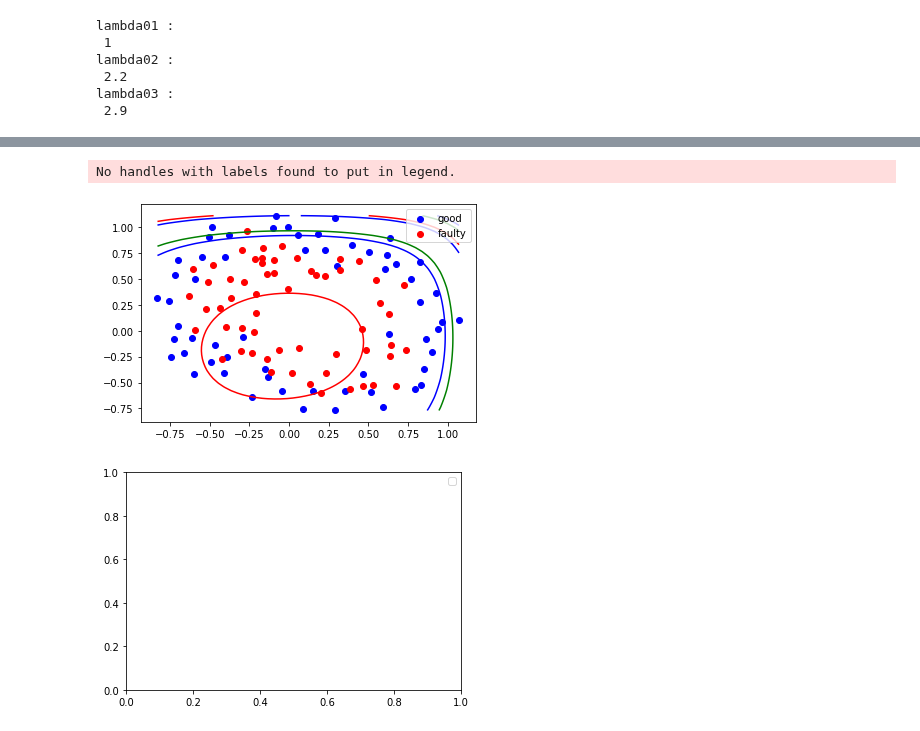
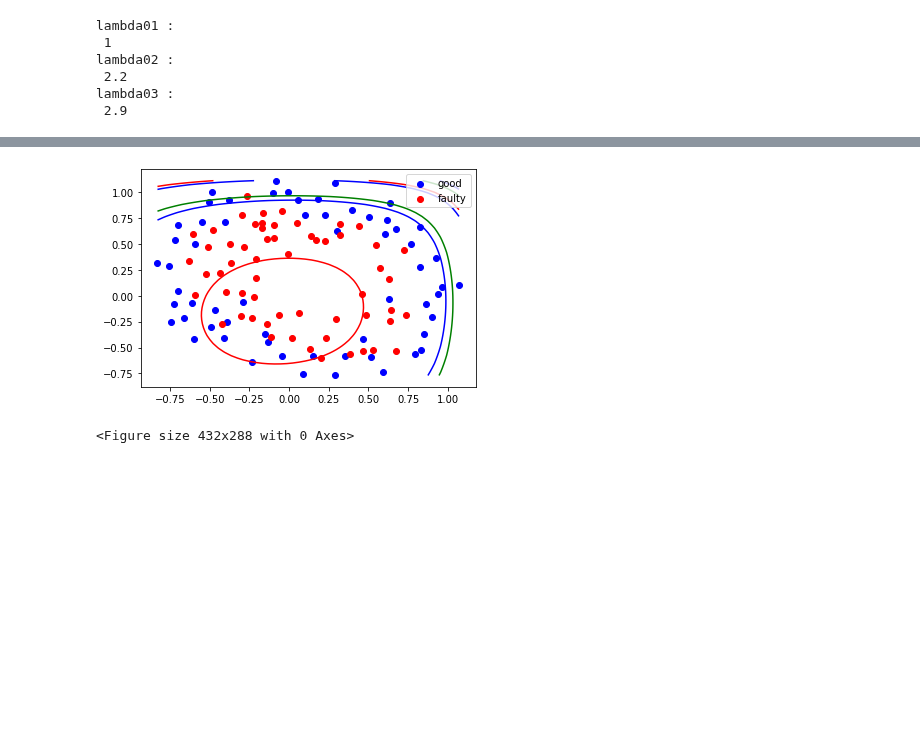
Before and after one commit to cheonginho/Machine-Learing, a Jupyter notebook: ML-assignment07.ipynb, the cells around one changed output, grey strips where cells are left out. Drawn from its saved outputs; the diff is of its cells as text; code cells hidden in the pictures; blank space fills up the shorter version.

```diff
--- a/ML-assignment07.ipynb
+++ b/ML-assignment07.ipynb
@@ -137,11 +146,11 @@ lambda03 :
 # %%
 accuracy = []
 correct = 0
-for i in range(1,2000):
+for i in range(1,118):
     k = 0
     correct=0
     for j in range(118):
-        if(((accuracy_history01[i][j][k] <= 0.5) and (label[k] == 0)) and ((accuracy_history01[i][j][k] > 0.5) and (label[k] == 1))):
+        if(((accuracy_history01[i][j][k] <= 0.5) and (label[k] == 0)) or ((accuracy_history01[i][j][k] > 0.5) and (label[k] == 1))):
             correct = correct + 1
             k = k+1
         else:
@@ -192,7 +223,7 @@ def plotDecisionBoundary(x,y,theta,degree, axes,a):
     V = np.ravel(V)
     Z = np.zeros((len(u) * len(v)))
 
-    X_poly = high_dimension(U,V,degree)
+    X_poly = high_dimension(U,V)
     Z = X_poly.dot(theta)
 
     # reshape U, V, Z back to matrix
@@ -200,11 +231,11 @@ def plotDecisionBoundary(x,y,theta,degree, axes,a):
     V = V.reshape((len(u), len(v)))
     Z = Z.reshape((len(u), len(v)))
     if(a == 1):
-        cs = axes.contour(U,V,Z,levels=3,colors='b',label='1')
+        cs = axes.contour(U,V,Z,levels=3,colors='b')
     elif(a == 2):
-        cs = axes.contour(U,V,Z,levels=2,colors='g',label='1')
+        cs = axes.contour(U,V,Z,levels=2,colors='g')
     else:
-        cs = axes.contour(U,V,Z,levels=1,colors='r',label='1')
+        cs = axes.contour(U,V,Z,levels=1,colors='r')
     axes.legend(labels=['good', 'faulty', 'Decision Boundary'])
     return cs
 # %%
@@ -227,15 +258,14 @@ for i in range(55):
 # %%
 fig, axes = pp.subplots();
 plt.figure()
 axes.scatter(pointX0, pointY0, c='b')
 axes.scatter(pointX1, pointY1, c='r')
 # axes.gca().set_aspect('equal', adjustable='box')
 cs1=plotDecisionBoundary(pointX,pointY,new01, degree, axes,1)
 cs2=plotDecisionBoundary(pointX,pointY,new02, degree, axes,2)
 cs3=plotDecisionBoundary(pointX,pointY,new03, degree, axes,3)
-plt.legend()
+# plt.legend()
 plt.show()
 # %% [output]
+[figure, new version]
-No handles with labels found to put in legend.
+<Figure size 432x288 with 0 Axes>
-[figure, old version]
-[figure, removed]
```
Also changed, not shown: parts of 22 cells of this notebook.
